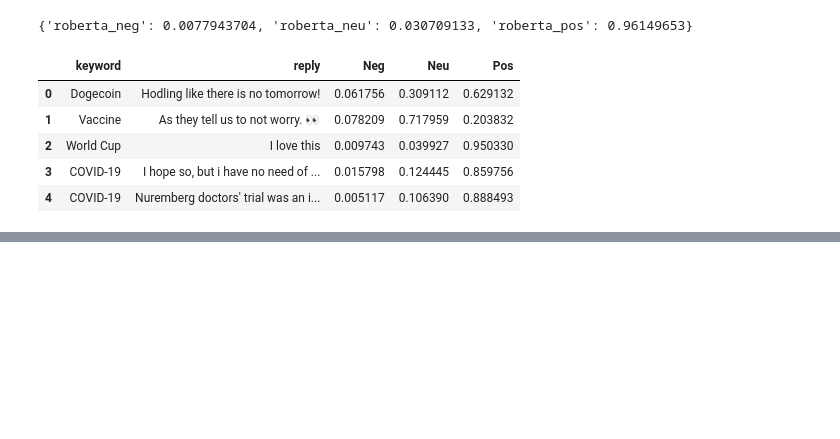
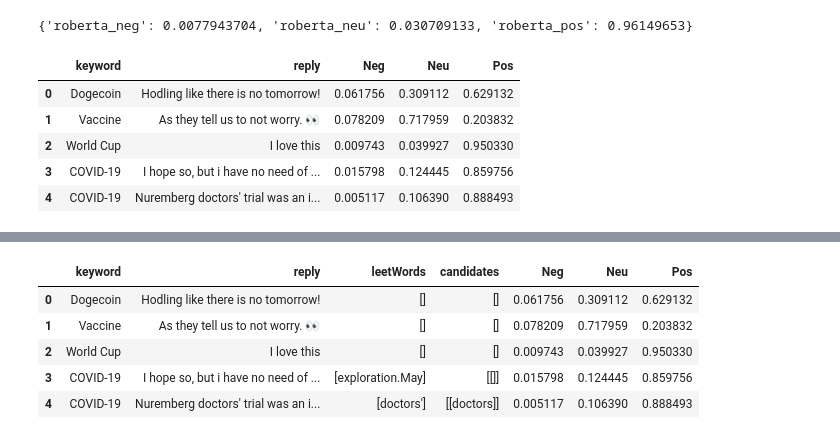
Before and after one commit to humayraR/LeetspeakMining, a Jupyter notebook: data_processing.ipynb, the cells around one changed output, grey strips where cells are left out. Saved outputs shown, nothing was run; the diff lists cells and outputs as text; code cells hidden in the pictures; blank space fills up the shorter version.

```diff
--- a/data_processing.ipynb
+++ b/data_processing.ipynb
@@ -112,0 +264,10 @@ test1_result_df.head()
+# %%
+testLeet_df = pd.DataFrame(testLeet)
+testLeet_df.head()
+# %% [output]
+|  | keyword | reply | leetWords | candidates | Neg | Neu | Pos |
+| 0 | Dogecoin | Hodling like there is no tomorrow! | [] | [] | 0.061756 | 0.309112 | 0.629132 |
+| 1 | Vaccine | As they tell us to not worry. 👀 | [] | [] | 0.078209 | 0.717959 | 0.203832 |
+| 2 | World Cup | I love this | [] | [] | 0.009743 | 0.039927 | 0.950330 |
+| 3 | COVID-19 | I hope so, but i have no need of ... | [exploration.May] | [[]] | 0.015798 | 0.124445 | 0.859756 |
+| 4 | COVID-19 | Nuremberg doctors' trial was an i... | [doctors'] | [[doctors]] | 0.005117 | 0.106390 | 0.888493 |
```
Also changed, not shown: parts of 13 cells of this notebook, 4 other files.
